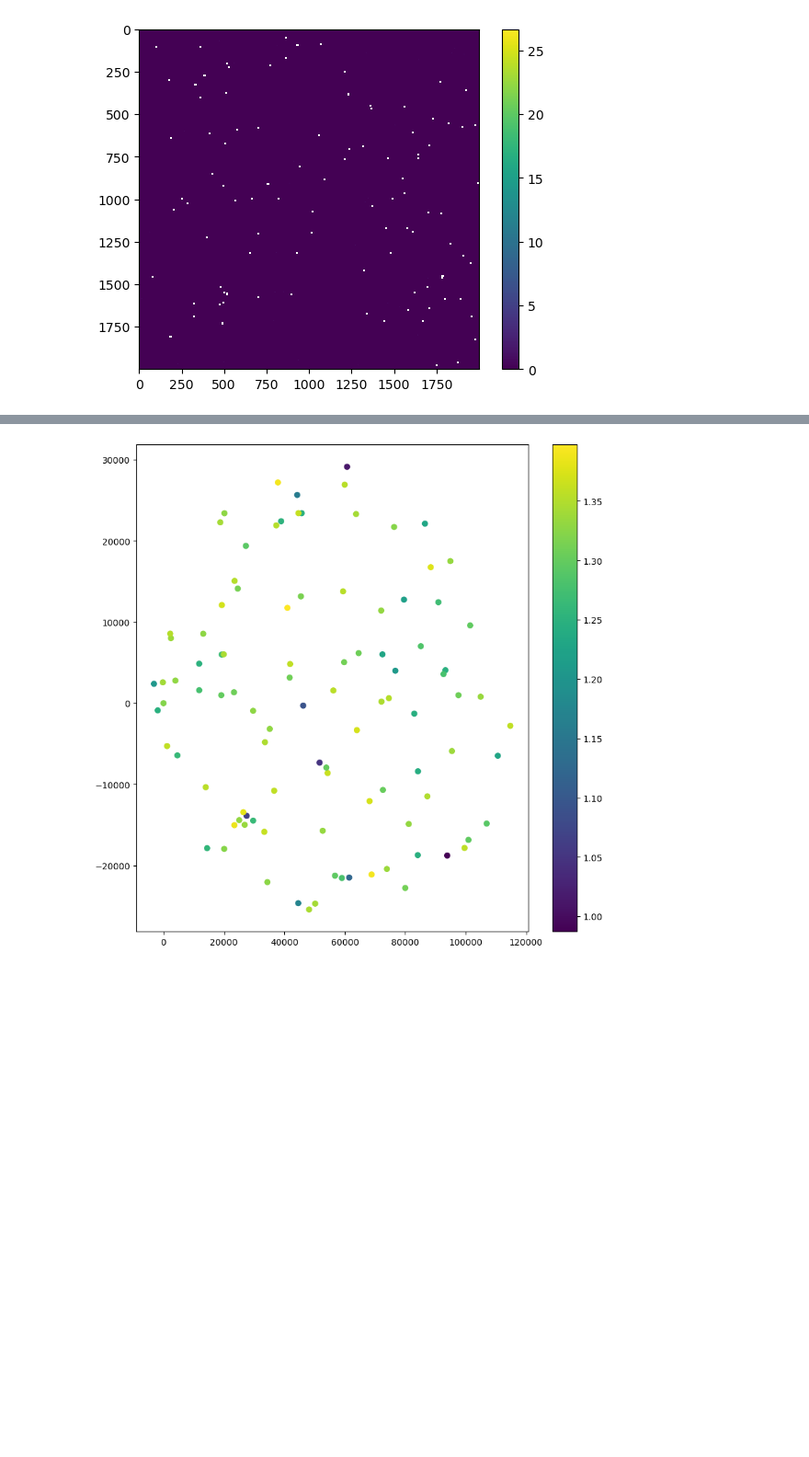
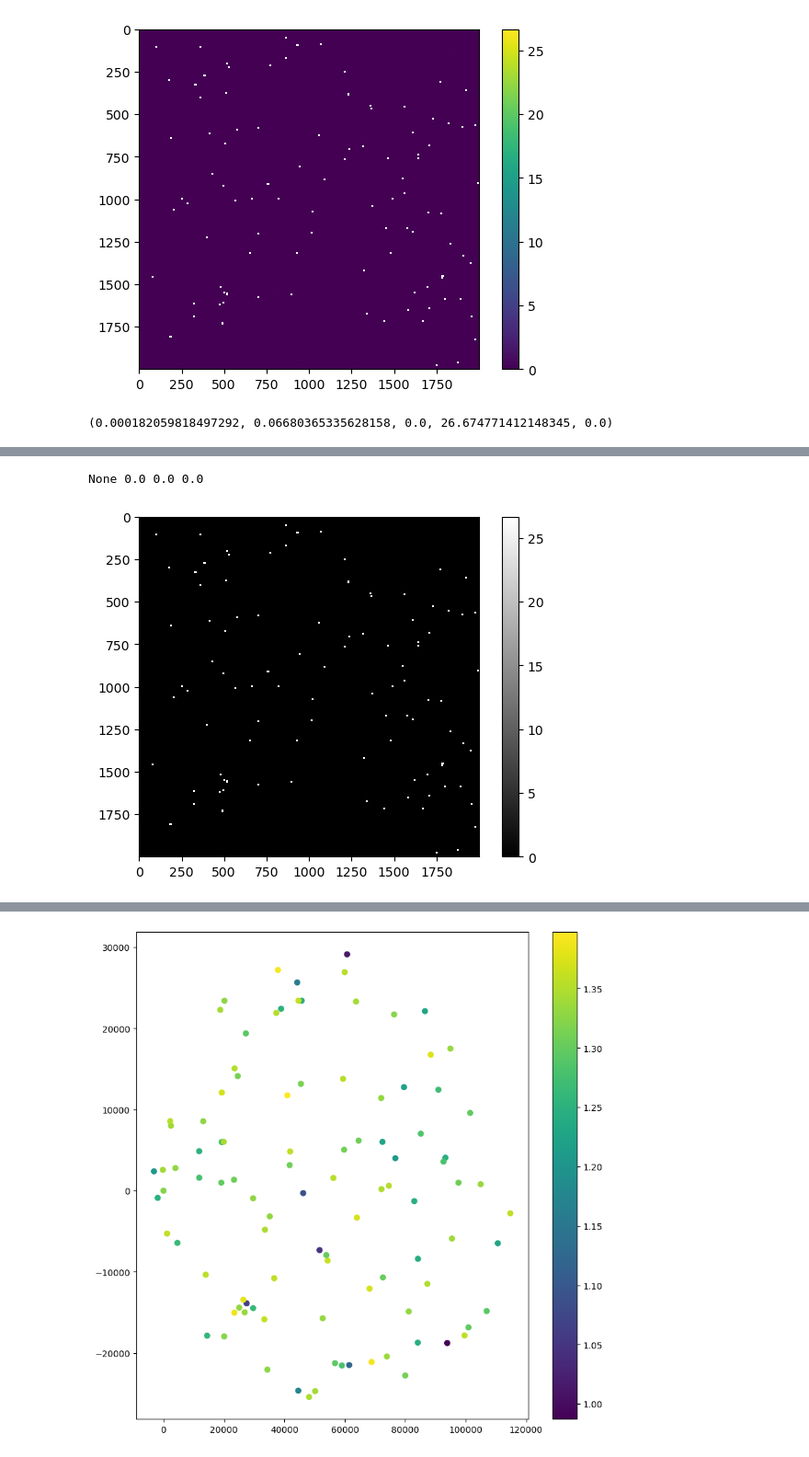
Before and after one commit to wasnaqvi/SIP, a Jupyter notebook: Notebooks/Phase0_sim.ipynb, the cells around one changed output, grey strips where cells are left out. Shown at 92% size. Cells and saved outputs as stored; diff of their text form; code cells hidden in the pictures; blank space fills up the shorter version.

```diff
--- a/Notebooks/Phase0_sim.ipynb
+++ b/Notebooks/Phase0_sim.ipynb
@@ -87,3 +87,32 @@ SIMPLE  =                    T / conforms to FITS standard
  [0. 0. 0. ... 0. 0. 0.]
  [0. 0. 0. ... 0. 0. 0.]]
 [figure]
+# %%
+from photutils.detection import DAOStarFinder
+from astropy.stats import sigma_clipped_stats
+
+image_data = fits.getdata('test.fits')
+
+np.nanmean(image_data),np.nanstd(image_data),np.nanmedian(image_data),np.nanmax(image_data),np.nanmin(image_data)
+# %% [output]
+(0.000182059818497292, 0.06680365335628158, 0.0, 26.674771412148345, 0.0)
+# %%
+# open the fits file
+hdu_list = fits.open('test.fits')
+
+# get the image data
+image_data = hdu_list[0].data
+
+# plot the image
+plt.imshow(image_data, cmap='gray')
+plt.colorbar()
+
+
+# section to find the stars
+clip_image_data = np.clip(image_data,0,1000)
+mean, median, std = sigma_clipped_stats(clip_image_data, sigma=3.0)
+
+daofind = DAOStarFinder(fwhm=3.0, threshold=5.*std)
+sources = daofind(clip_image_data - np.mean(clip_image_data))
+print(sources,mean, median, std)
+# %% [output]
@@ -90,3 +123,5 @@ SIMPLE  =                    T / conforms to FITS standard
+None 0.0 0.0 0.0
+[figure, added]
 # %%
 #data.keys()
 #type(data['RA'])
```
Also changed, not shown: parts of 5 cells of this notebook, 1 other file.
